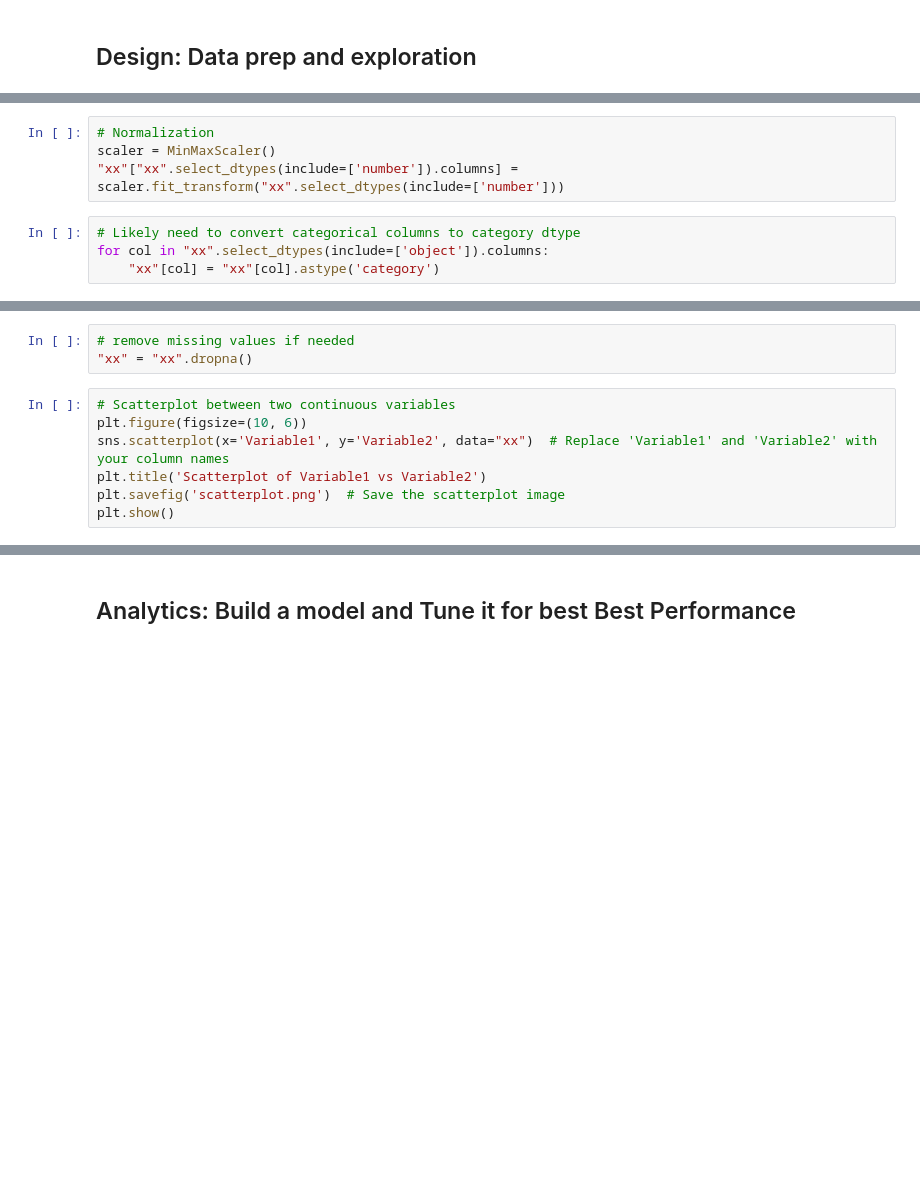
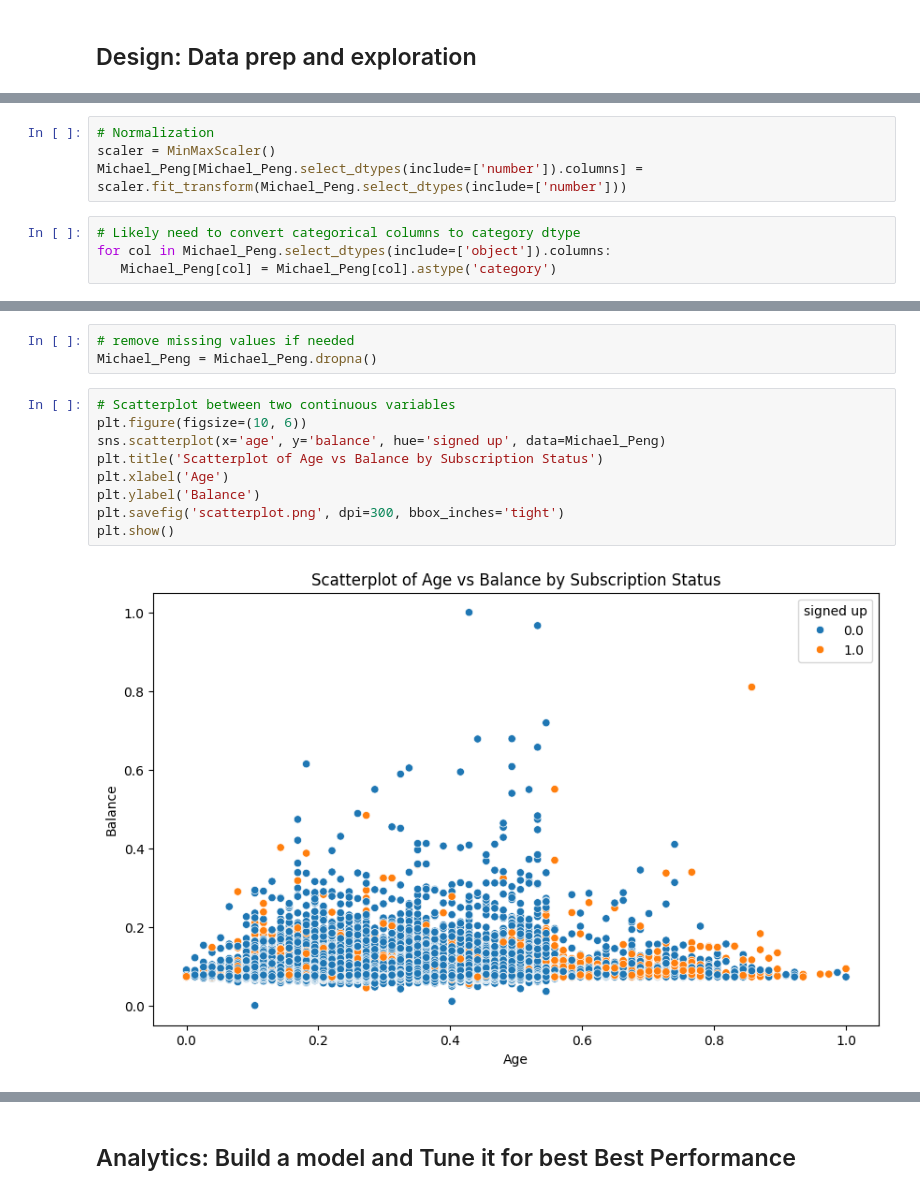
Before and after one commit to Themikeyway/ds1001_final, a Jupyter notebook: ds1001_final/notebooks/Final_Project_Notebook.ipynb, the cells around one changed output, grey strips where cells are left out. Drawn from its saved outputs; the diff is of its cells as text; blank space fills up the shorter version.

```diff
--- a/ds1001_final/notebooks/Final_Project_Notebook.ipynb
+++ b/ds1001_final/notebooks/Final_Project_Notebook.ipynb
@@ -103,9 +161,9 @@ num_numeric_columns = "xx".select_dtypes(include=['number']).shape[1]
 # %%
 # Normalization
 scaler = MinMaxScaler()
-"xx"["xx".select_dtypes(include=['number']).columns] = scaler.fit_transform("xx".select_dtypes(include=['number']))
+Michael_Peng[Michael_Peng.select_dtypes(include=['number']).columns] = scaler.fit_transform(Michael_Peng.select_dtypes(include=['number']))
 # %%
 # Likely need to convert categorical columns to category dtype
-for col in "xx".select_dtypes(include=['object']).columns:
-    "xx"[col] = "xx"[col].astype('category')
+for col in Michael_Peng.select_dtypes(include=['object']).columns:
+   Michael_Peng[col] = Michael_Peng[col].astype('category')
 # %%
@@ -118,13 +192,17 @@ print("xx".isnull().sum())
 # %%
 # remove missing values if needed
-"xx" = "xx".dropna()
+Michael_Peng = Michael_Peng.dropna()
 # %%
 # Scatterplot between two continuous variables
 plt.figure(figsize=(10, 6))
-sns.scatterplot(x='Variable1', y='Variable2', data="xx")  # Replace 'Variable1' and 'Variable2' with your column names
-plt.title('Scatterplot of Variable1 vs Variable2')
-plt.savefig('scatterplot.png')  # Save the scatterplot image
+sns.scatterplot(x='age', y='balance', hue='signed up', data=Michael_Peng)
+plt.title('Scatterplot of Age vs Balance by Subscription Status')
+plt.xlabel('Age')
+plt.ylabel('Balance')
+plt.savefig('scatterplot.png', dpi=300, bbox_inches='tight')
 plt.show()
+# %% [output]
+[figure, added]
 # %%
 # Density chart of a continuous variable
 plt.figure(figsize=(10, 6))
```
Also changed, not shown: parts of 24 cells of this notebook.
